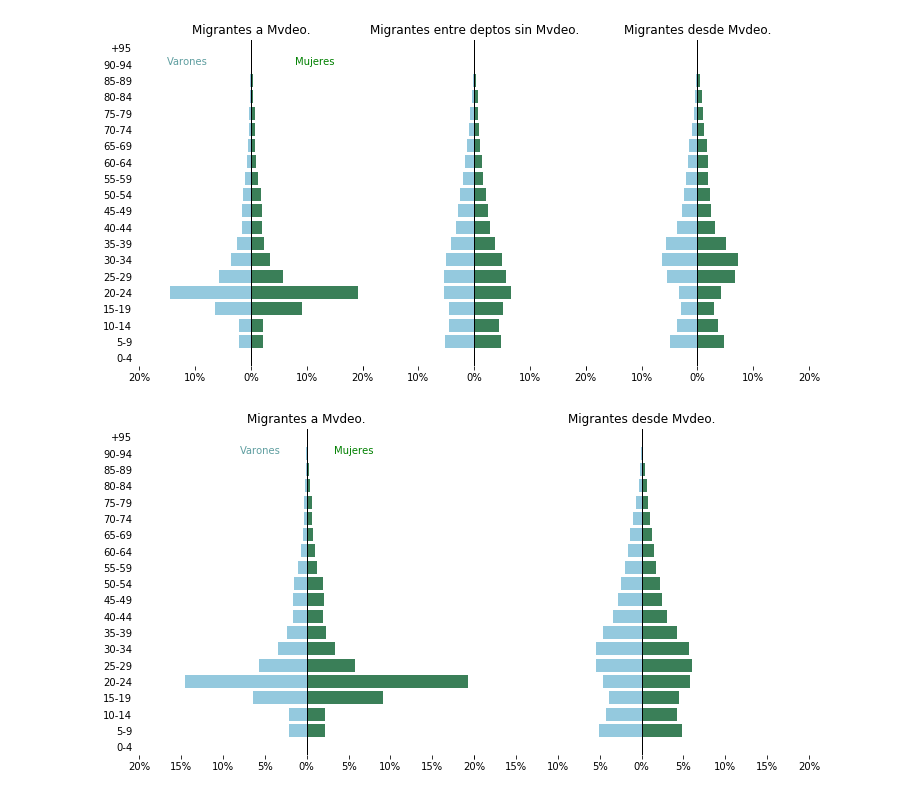
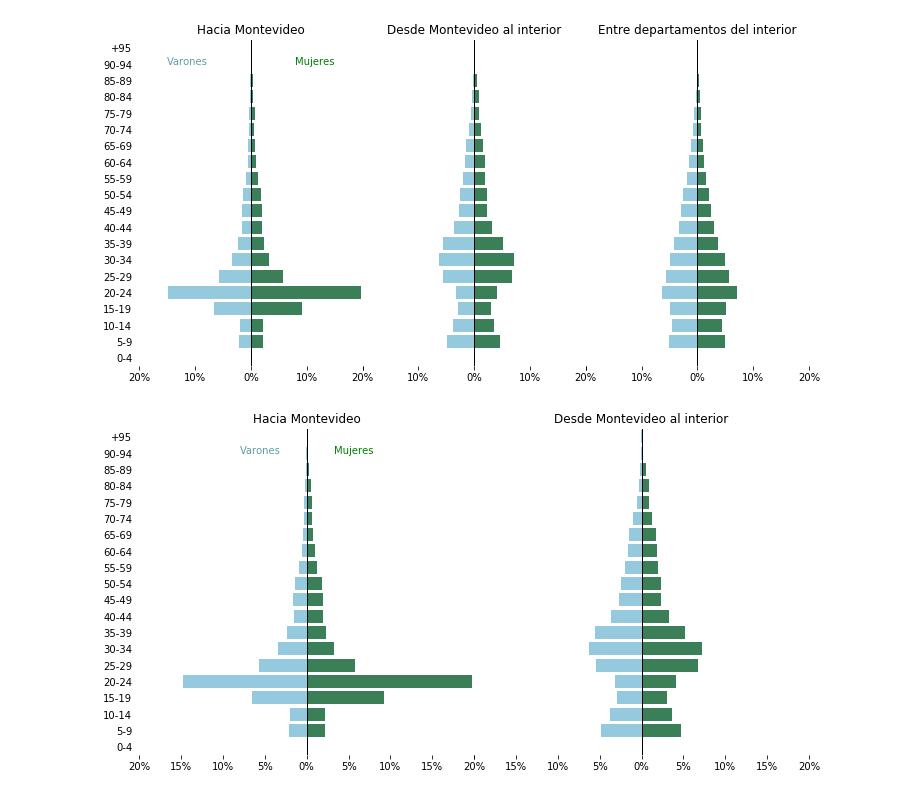
Before and after one commit to guillermodangelo/tesis, a Jupyter notebook: piramide_mig.ipynb, the cells around one changed output. Drawn from its saved outputs; the diff is of its cells as text; code cells hidden in the pictures.

```diff
--- a/piramide_mig.ipynb
+++ b/piramide_mig.ipynb
@@ -12,6 +15,8 @@ metadatos_figs = {'Author': '''Guillermo D'Angelo''',
 # %%
 # levanta datos censales
 censo = pd.read_csv('tablas/personas_censo_2011.gz', compression='gzip', header=0, sep=',', quotechar='"')
+# reemplaza el valor 5555 en edad (variable PERNA01) por NaNs
+censo.loc[censo.PERNA01 == 5555, 'PERNA01'] = np.nan
 # %%
 censo.head(2)
 # %% [output]
@@ -83,0 +63,2 @@ censo_group = agrupar_df(censo,'tramo', 'PERPH02')
+# %%
+censo_group, migrantes_group = [agrupar_por_tramos(x,'tramo', 'PERNA01','PERPH02') for x in [censo, mgr_interdep]]
@@ -206,0 +194,12 @@ mvo_group, int_group, int_no_mvo_group, int_si_mvo_group = agrupar_varios_df(p_m
+# %%
+# destino Mvdeo.
+a = mgr_interdep[mgr_interdep.depto_destino == 1]
+
+# origen Mvdeo. y destino no Mvdeo.
+b = mgr_interdep[(mgr_interdep.depto_origen == 1) & (mgr_interdep.depto_destino != 1)]
+
+# origen y destino no Mvdeo.
+c = mgr_interdep[(mgr_interdep.depto_origen != 1) & (mgr_interdep.depto_destino != 1)]
+
+# enlista los tres dataframes
+lista_dfs = [a, b, c]
@@ -209,7 +243,7 @@ mvo_group, int_group, int_no_mvo_group, int_si_mvo_group = agrupar_varios_df(p_m
 # tres ejes
 fig, (ax1, ax2, ax3)  = plt.subplots(1,3, figsize= ( 12, 6 ), sharex= False, sharey='row')
 
-plt.subplots_adjust( wspace=0)
+plt.subplots_adjust(wspace=0)
 
 # plot
 group_col = 'sexo_label'
@@ -217,55 +251,44 @@ order_of_bars = labels[::-1]
 colors = ['skyblue', 'seagreen']
 label=['sexo', 'sasa']
 
-for c, group in zip(colors, mvo_group[group_col].unique()):
-    sns.barplot(x='porc_pers', y='tramo',
-                data=mvo_group.loc[mvo_group[group_col]==group, :],
-                order = order_of_bars, color=c, label=group, ax=ax1)
+bars_pyramid(a_group, ax1)
+bars_pyramid(b_group, ax2)
+bars_pyramid(c_group, ax3)
 
-for c, group in zip(colors, int_no_mvo_group[group_col].unique()):
-    sns.barplot(x='porc_pers', y='tramo',
-                data=int_no_mvo_group.loc[int_no_mvo_group[group_col]==group, :],
-                order = order_of_bars, color=c, label=group, ax=ax2)
-
-for c, group in zip(colors, int_si_mvo_group[group_col].unique()):
-    sns.barplot(x='porc_pers', y='tramo',
-                data=int_si_mvo_group.loc[int_si_mvo_group[group_col]==group, :],
-                order = order_of_bars, color=c, label=group, ax=ax3)
-
-ax1.set_title('Migrantes a Mvdeo.')
-ax2.set_title('Migrantes entre deptos sin Mvdeo.')
-ax3.set_title('Migrantes desde Mvdeo.')
+ax1.set_title(titles[0])
+ax2.set_title(titles[1])
+ax3.set_title(titles[2])
 
 for i in [ax1, ax2, ax3]:
     i.set_axisbelow(True)
     i.axvline(linewidth=1, color='black')
     i.set_xlim([-20,20])
     i.set_xlabel(None)
     i.set_ylabel(None)
     [s.set_visible(False) for s in i.spines.values()]
     [t.set_visible(False) for t in i.get_yticklines()]
 
 x_ticks_labels = ['20%','10%','0%','10%','20%']
 
 ax1.set_xticklabels(x_ticks_labels)
 ax2.set_xticklabels(['','10%','0%','10%',''])
 ax3.set_xticklabels(x_ticks_labels)
 
 ax1.text(-15, 1, 'Varones',
         horizontalalignment='left',
         color='cadetblue', fontsize=10)
 
 ax1.text(15, 1, 'Mujeres',
         horizontalalignment='right',
         color='green', fontsize=10)
 
-# plt.savefig('mapas_graficas/003_piramides_mig_recientes.pdf',
-#              bbox_inches='tight',
-#              metadata = metadatos_figs)
+plt.savefig('mapas_graficas/003_piramides_mig_recientes.pdf',
+             bbox_inches='tight',
+             metadata = metadatos_figs)
 
 plt.show()
 # %% [output]
-[figure, old version]
+[figure, new version]
 # %%
 # pirámides de población
 
@@ -280,18 +303,11 @@ order_of_bars = labels[::-1]
 colors = ['skyblue', 'seagreen']
 label=['sexo', 'sasa']
 
-for c, group in zip(colors, mvo_group[group_col].unique()):
-    sns.barplot(x='porc_pers', y='tramo',
-                data=mvo_group.loc[mvo_group[group_col]==group, :],
-                order = order_of_bars, color=c, label=group, ax=ax1)
+bars_pyramid(a_group, ax1)
+bars_pyramid(b_group, ax2)
 
-for c, group in zip(colors, int_group[group_col].unique()):
-    sns.barplot(x='porc_pers', y='tramo',
-                data=int_group.loc[int_group[group_col]==group, :],
-                order = order_of_bars, color=c, label=group, ax=ax2)
-
-ax1.set_title('Migrantes a Mvdeo.')
-ax2.set_title('Migrantes desde Mvdeo.')
+ax1.set_title(titles[0])
+ax2.set_title(titles[1])
 
 for i in [ax1, ax2]:
     i.set_ylabel(None)
@@ -315,10 +331,10 @@ ax1.text(8, 1, 'Mujeres',
          horizontalalignment='right',
          color='green', fontsize=10)
 
-# plt.savefig('mapas_graficas/004_piramides_mig_recientes_desde_a_mvdeo.pdf',
-#              bbox_inches='tight',
-#              metadata= metadatos_figs )
+plt.savefig('mapas_graficas/004_piramides_mig_recientes_desde_a_mvdeo.pdf',
+             bbox_inches='tight',
+             metadata= metadatos_figs )
 
 plt.show()
 # %% [output]
-[figure, old version]
+[figure, new version]
```
Also changed, not shown: parts of 15 cells of this notebook, 7 other files.
